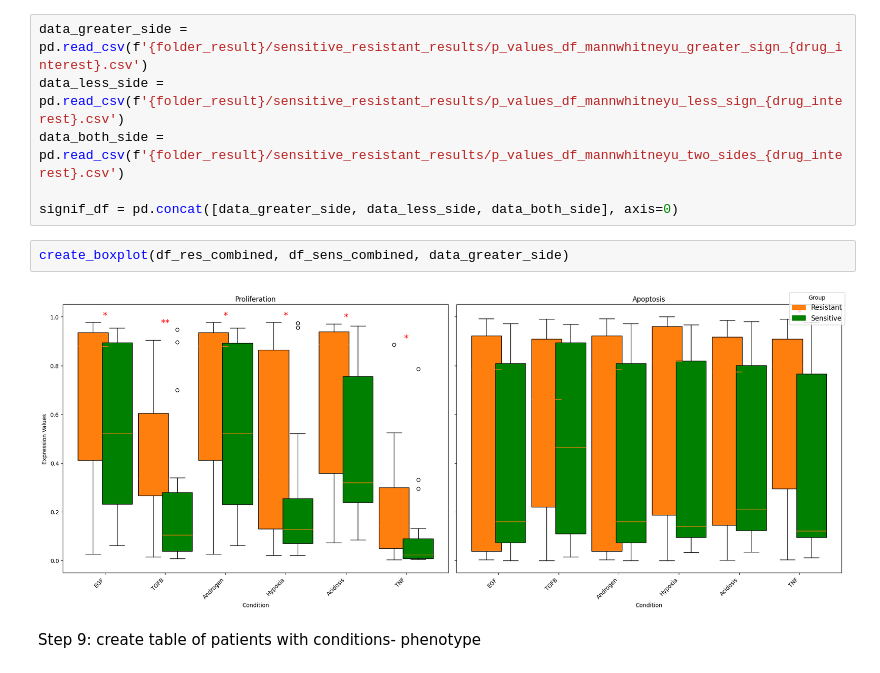
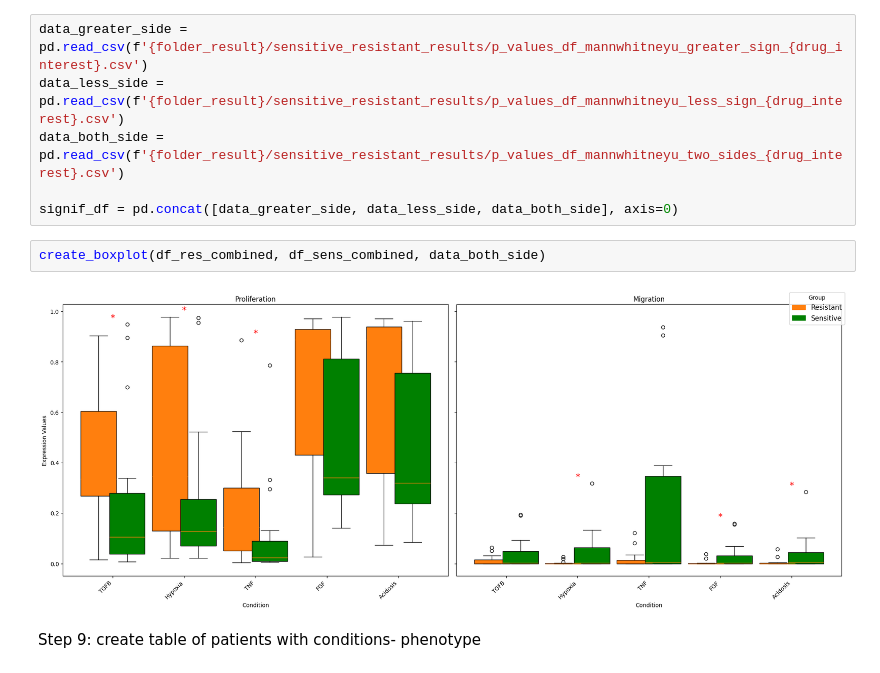
Before and after one commit to romane-gauthierj/Attractor-Resistance, a Jupyter notebook: pipeline_pers.ipynb, the cells around one changed output. Drawn from its saved outputs; the diff is of its cells as text.

```diff
--- a/pipeline_pers.ipynb
+++ b/pipeline_pers.ipynb
@@ -274,9 +327,9 @@ data_both_side = pd.read_csv(f'{folder_result}/sensitive_resistant_results/p_val
 
 signif_df = pd.concat([data_greater_side, data_less_side, data_both_side], axis=0)
 # %%
-create_boxplot(df_res_combined, df_sens_combined, data_greater_side)
+create_boxplot(df_res_combined, df_sens_combined, data_both_side)
 # %% [output]
-[figure, old version]
+[figure, new version]
 # %% [markdown]
 Step 9: create table of patients with conditions- phenotype
 # %% [markdown]
```
Also changed, not shown: parts of 8 cells of this notebook, 6 other files.
